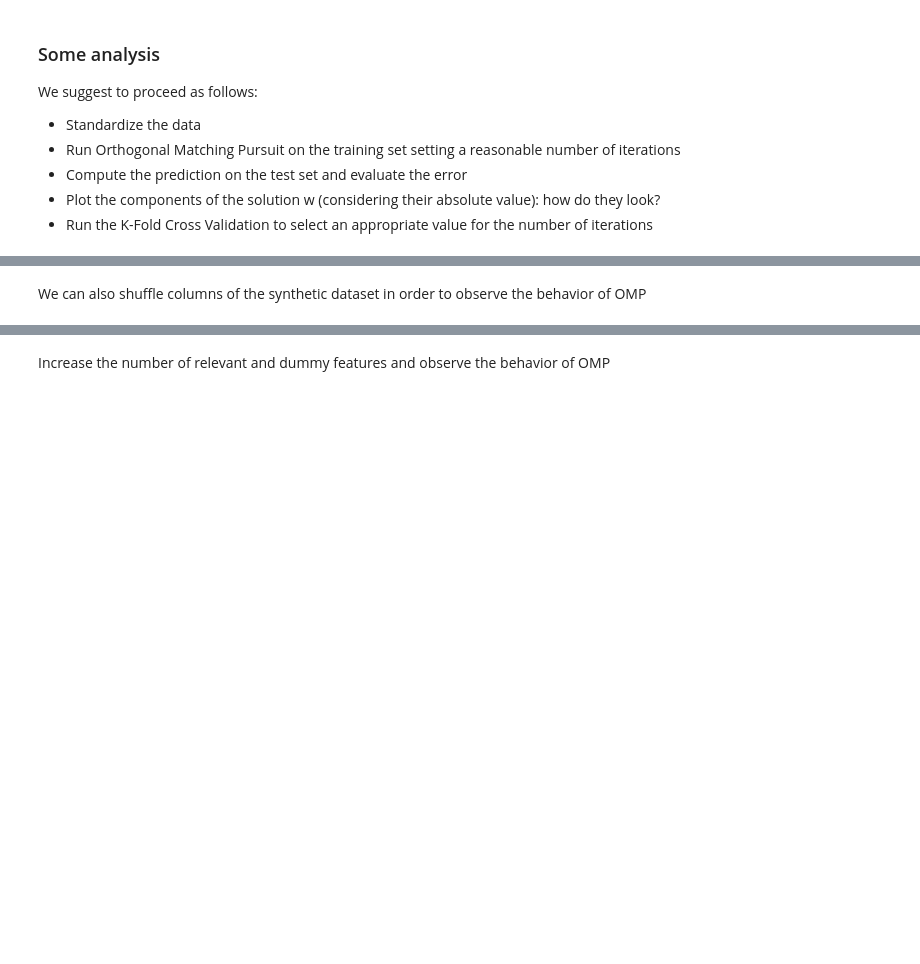
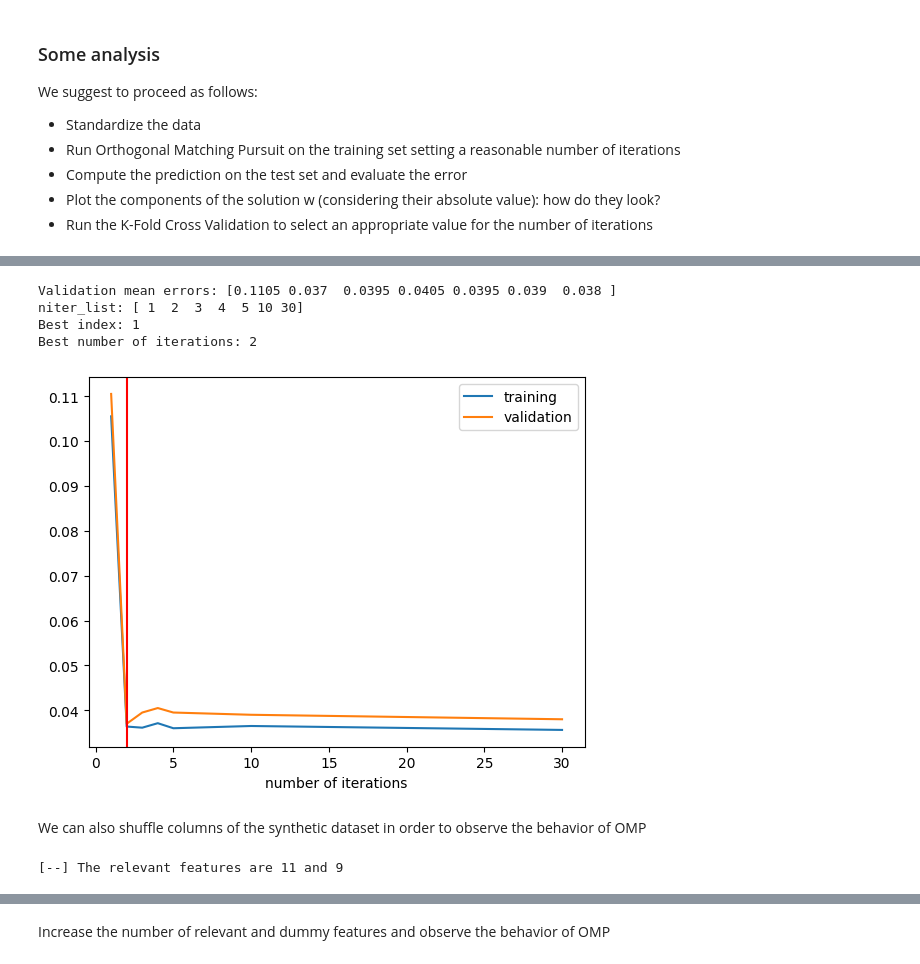
Before and after one commit to mariomine88/Unige_code, a Jupyter notebook: Master/First/ML/lab6/Lab6-OMP.ipynb, the cells around one changed output, grey strips where cells are left out. Saved outputs shown, nothing was run; the diff lists cells and outputs as text; code cells hidden in the pictures; blank space fills up the shorter version.

```diff
--- a/Master/First/ML/lab6/Lab6-OMP.ipynb
+++ b/Master/First/ML/lab6/Lab6-OMP.ipynb
@@ -242,17 +255,23 @@ Xtenorm = np.divide((Xte - m), s)
 # %%
 # run K-Fold Cross Validation
 KF = 5
 niter_list = [1, 2, 3, 4, 5, 10, d]
-best_niter, Vm, Vs, Tm, Ts = ...
+best_niter, Vm, Vs, Tm, Ts = KFoldCVOMP(Xtrnorm, Ytr, KF, niter_list)
 
 # Plot training and validation error
 plt.subplots()
 plt.plot(niter_list, Tm, label="training")
 plt.plot(niter_list, Vm, label="validation")
 plt.legend(loc="best")
 plt.xlabel("number of iterations")
 plt.axvline(best_niter, color="red")
 print(f'Best number of iterations: {best_niter}')
+# %% [output]
+Validation mean errors: [0.1105 0.037  0.0395 0.0405 0.0395 0.039  0.038 ]
+niter_list: [ 1  2  3  4  5 10 30]
+Best index: 1
+Best number of iterations: 2
+[figure, added]
 # %% [markdown]
 We can also shuffle columns of the synthetic dataset in order to observe the behavior of OMP
 # %%
@@ -262,4 +281,6 @@ shuffle_idx = rnd_state.choice(Xtr.shape[1], Xtr.shape[1], replace=False)
 Xtr = Xtr[:, shuffle_idx]
 Xte = Xte[:, shuffle_idx]
 # %%
-print(f"[--] The relevant features are {(shuffle_idx == 0).argmax()} and {(shuffle_idx == 1).argmax()}"
+print(f"[--] The relevant features are {(shuffle_idx == 0).argmax()} and {(shuffle_idx == 1).argmax()}")
+# %% [output]
+[--] The relevant features are 11 and 9
```
Also changed, not shown: parts of 8 cells of this notebook.
